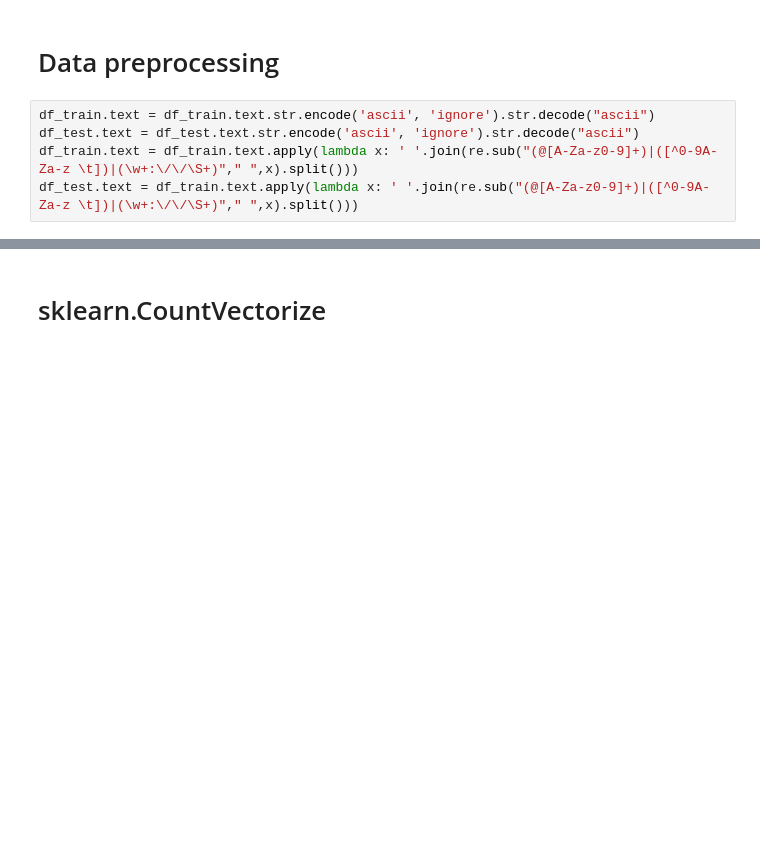
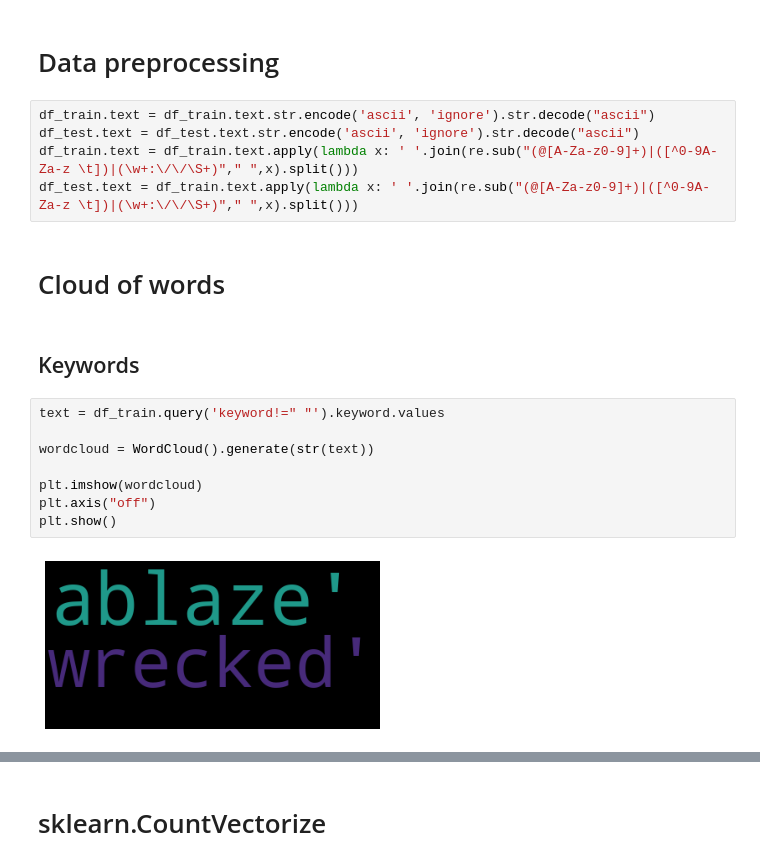
Before and after one commit to kostya85/nlp-getting-started, a Jupyter notebook: main.ipynb, the cells around one changed output, grey strips where cells are left out. Drawn from its saved outputs; the diff is of its cells as text; blank space fills up the shorter version.

Commit message:
Cloud of words

```diff
--- a/main.ipynb
+++ b/main.ipynb
@@ -101,3 +102,17 @@ df_train.text = df_train.text.str.encode('ascii', 'ignore').str.decode("ascii")
 df_test.text = df_test.text.str.encode('ascii', 'ignore').str.decode("ascii")
 df_train.text = df_train.text.apply(lambda x: ' '.join(re.sub("(@[A-Za-z0-9]+)|([^0-9A-Za-z \t])|(\w+:\/\/\S+)"," ",x).split()))
 df_test.text = df_train.text.apply(lambda x: ' '.join(re.sub("(@[A-Za-z0-9]+)|([^0-9A-Za-z \t])|(\w+:\/\/\S+)"," ",x).split()))
+# %% [markdown]
+# Cloud of words
+# %% [markdown]
+## Keywords
+# %%
+text = df_train.query('keyword!=" "').keyword.values
+
+wordcloud = WordCloud().generate(str(text))
+
+plt.imshow(wordcloud)
+plt.axis("off")
+plt.show()
+# %% [output]
+[figure, added]
```
Also changed, not shown: parts of 3 cells of this notebook, 3 other files.
